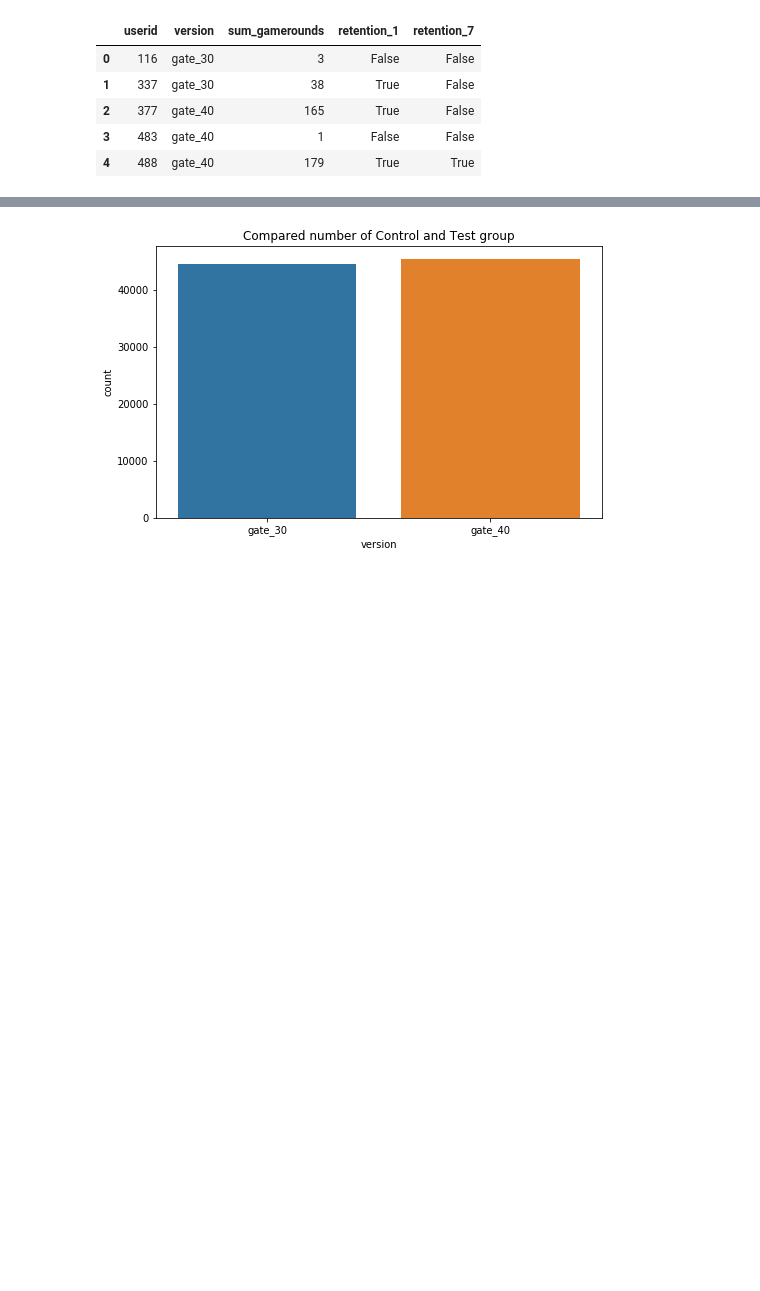
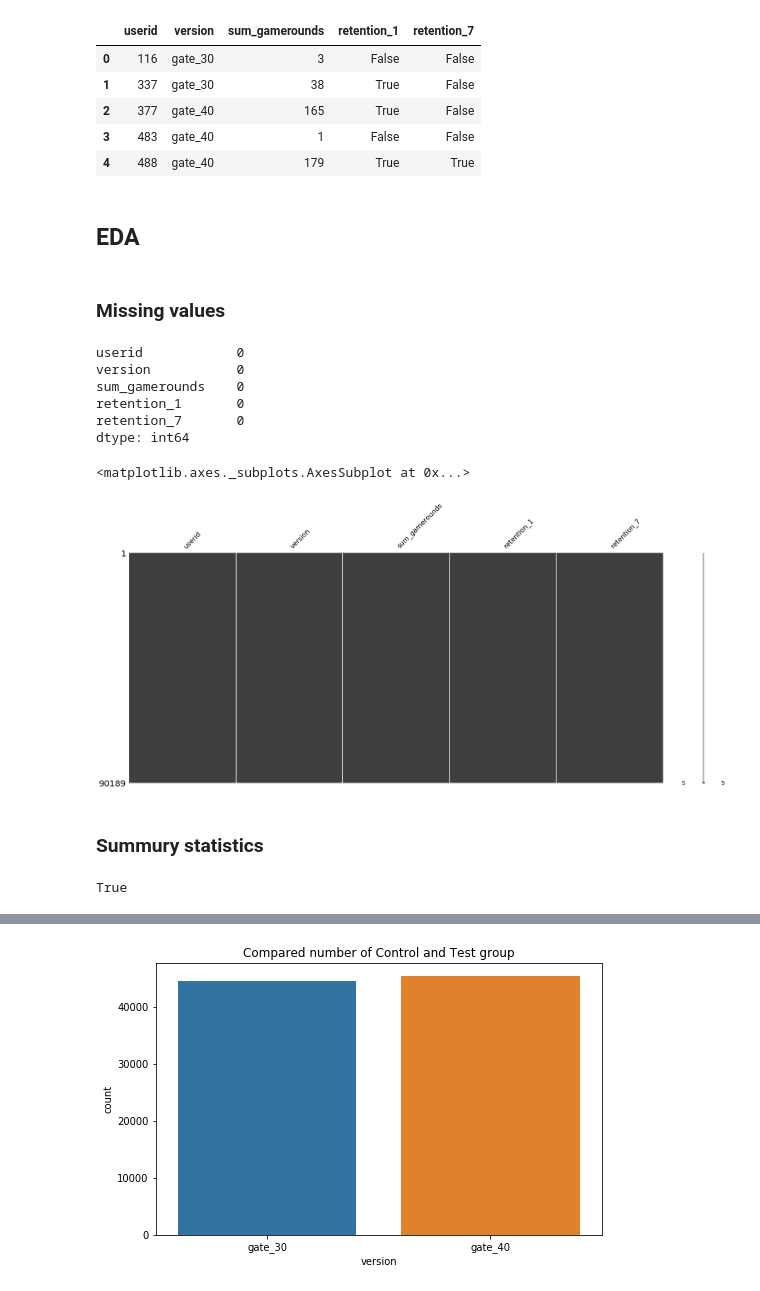
Before and after one commit to sunny0103/personal_project_kaggle, a Jupyter notebook: Cookie Cats mobile game AB test.ipynb, the cells around one changed output, grey strips where cells are left out. Drawn from its saved outputs; the diff is of its cells as text; code cells hidden in the pictures; blank space fills up the shorter version.

```diff
--- a/Cookie Cats mobile game AB test.ipynb
+++ b/Cookie Cats mobile game AB test.ipynb
@@ -53,3 +53,29 @@ df.head()
 | 2 | 377 | gate_40 | 165 | True | False |
 | 3 | 483 | gate_40 | 1 | False | False |
 | 4 | 488 | gate_40 | 179 | True | True |
+# %% [markdown]
+## EDA
+# %% [markdown]
+### Missing values
+# %%
+df.isnull().sum()
+# %% [output]
+userid            0
+version           0
+sum_gamerounds    0
+retention_1       0
+retention_7       0
+dtype: int64
+# %%
+import missingno as mn
+mn.matrix(df)
+# %% [output]
+<matplotlib.axes._subplots.AxesSubplot at 0x...>
+[figure, added]
+# %% [markdown]
+### Summury statistics
+# %%
+# check number of unique user ID
+len(df.userid.unique())==df.shape[0]
+# %% [output]
+True
```
Also changed, not shown: parts of 4 cells of this notebook.
